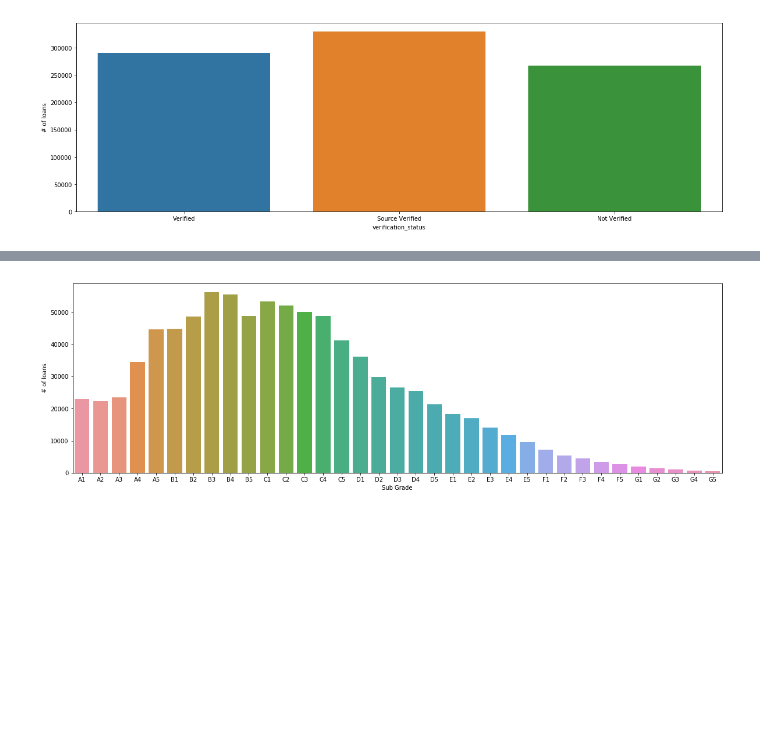
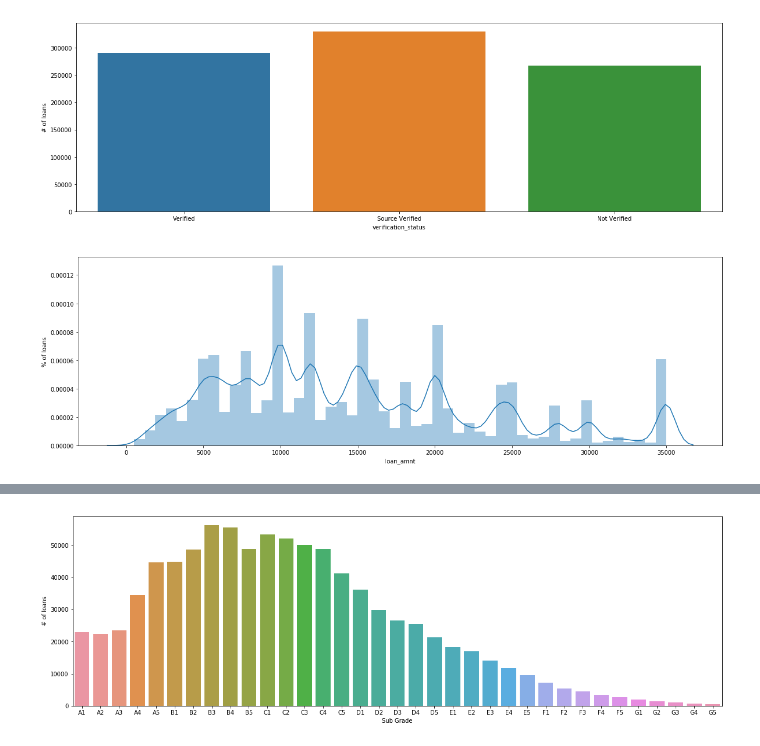
Before and after one commit to johnny12150/DSS_P2P, a Jupyter notebook: notebook/Grade - MLP.ipynb, the cells around one changed output, grey strips where cells are left out. Cells and saved outputs as stored; diff of their text form; code cells hidden in the pictures; blank space fills up the shorter version.

Commit message:
EDA and visualization BY seaborn

```diff
--- a/notebook/Grade - MLP.ipynb
+++ b/notebook/Grade - MLP.ipynb
@@ -206,3 +206,10 @@ ax.set(xlabel='verification_status', ylabel= '# of loans')
 plt.show();
 # %% [output]
 [figure]
+# %%
+fig,ax = plt.subplots(figsize=(20,6))
+sns.distplot(LoanDF['loan_amnt'])
+ax.set(xlabel='loan_amnt', ylabel= '% of loans')
+plt.show();
+# %% [output]
+[figure, added]
```
Also changed, not shown: parts of 2 cells of this notebook.
